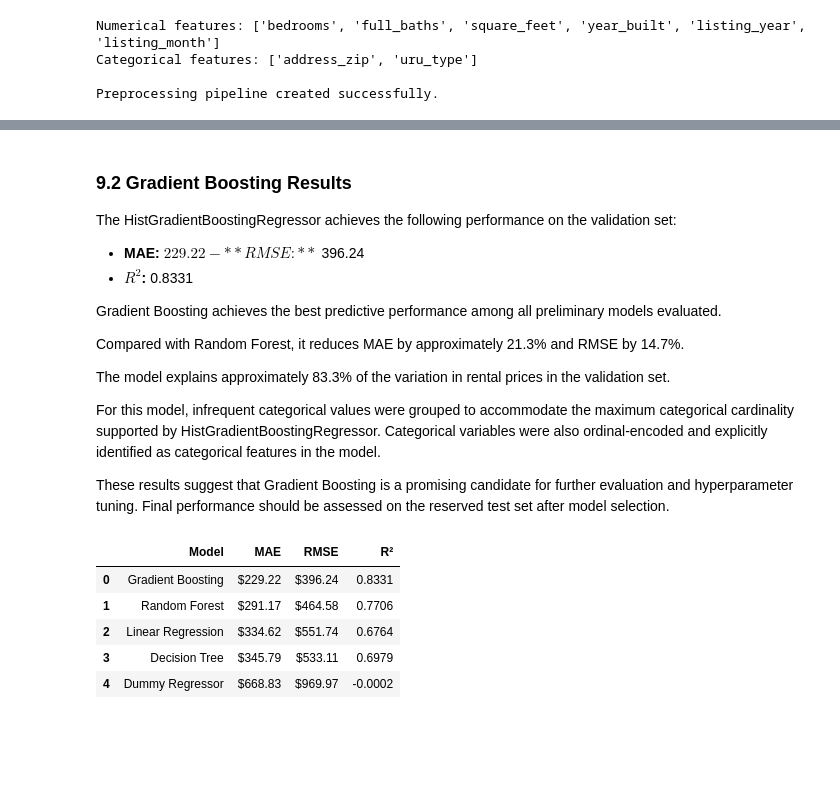
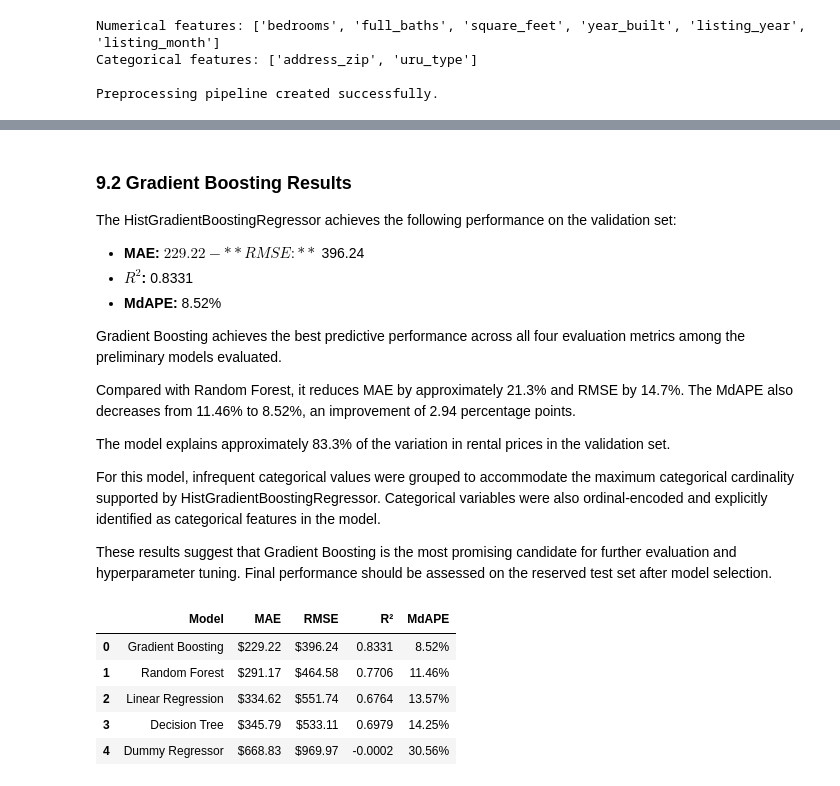
Before and after one commit to MatthewCReynolds/From-Listings-to-Intelligence, a Jupyter notebook: notebooks/real/phase_01_market_rent/05_baseline_models.ipynb, the cells around one changed output, grey strips where cells are left out. Cells and saved outputs as stored; diff of their text form; code cells hidden in the pictures; blank space fills up the shorter version.

Commit message:
Integrate amenity and geospatial features and compare regression models

```diff
--- a/notebooks/real/phase_01_market_rent/05_baseline_models.ipynb
+++ b/notebooks/real/phase_01_market_rent/05_baseline_models.ipynb
@@ -658,23 +725,12 @@ Further evaluation and hyperparameter tuning are needed before selecting a final
 # %%
-# Add Random Forest results
+# Add Random Forest results to the comparison DataFrame
 results_df = pd.concat([
     results_df,
     pd.DataFrame({
         "Model": ["Random Forest"],
         "MAE": [rf_mae],
         "RMSE": [rf_rmse],
-        "R\u00b2": [rf_r2]
+        "R²": [rf_r2],
+        "MdAPE": [rf_mdape]
     })
 ], ignore_index=True)
-
-# Sort models by MAE
-results_df = results_df.sort_values("MAE").reset_index(drop=True)
-
-# Display formatted results
-display(
-    results_df.style.format({
-        "MAE": "${:,.2f}",
-        "RMSE": "${:,.2f}",
-        "R\u00b2": "{:.4f}"
-    })
-)
@@ -803,9 +855,17 @@ gb_mae = mean_absolute_error(y_val, y_pred_gb)
 gb_rmse = np.sqrt(mean_squared_error(y_val, y_pred_gb))
 gb_r2 = r2_score(y_val, y_pred_gb)
 
+# Calculate Median Absolute Percentage Error (MdAPE)
+assert (y_val > 0).all(), "MdAPE requires positive actual rental prices."
+
+gb_mdape = np.median(
+    np.abs((y_val.to_numpy() - y_pred_gb) / y_val.to_numpy())
+) * 100
+
 print("Gradient Boosting Regression Validation Performance:")
-print(f"MAE:  ${gb_mae:,.2f}")
-print(f"RMSE: ${gb_rmse:,.2f}")
-print(f"R²:   {gb_r2:.4f}")
+print(f"MAE:   ${gb_mae:,.2f}")
+print(f"RMSE:  ${gb_rmse:,.2f}")
+print(f"R²:    {gb_r2:.4f}")
+print(f"MdAPE: {gb_mdape:.2f}%")
 # %% [output]
 Gradient Boosting Regression Validation Performance:
@@ -820,44 +881,47 @@ The HistGradientBoostingRegressor achieves the following performance on the vali
 - **MAE:** $229.22
 - **RMSE:** $396.24
 - **$R^2$:** 0.8331
+- **MdAPE:** 8.52%
 
-Gradient Boosting achieves the best predictive performance among all preliminary models evaluated.
+Gradient Boosting achieves the best predictive performance across all four evaluation metrics among the preliminary models evaluated.
 
-Compared with Random Forest, it reduces MAE by approximately 21.3% and RMSE by 14.7%.
+Compared with Random Forest, it reduces MAE by approximately 21.3% and RMSE by 14.7%. The MdAPE also decreases from 11.46% to 8.52%, an improvement of 2.94 percentage points.
 
 The model explains approximately 83.3% of the variation in rental prices in the validation set.
 
 For this model, infrequent categorical values were grouped to accommodate the maximum categorical cardinality supported by HistGradientBoostingRegressor. Categorical variables were also ordinal-encoded and explicitly identified as categorical features in the model.
 
-These results suggest that Gradient Boosting is a promising candidate for further evaluation and hyperparameter tuning. Final performance should be assessed on the reserved test set after model selection.
+These results suggest that Gradient Boosting is the most promising candidate for further evaluation and hyperparameter tuning. Final performance should be assessed on the reserved test set after model selection.
 # %%
 # Add Gradient Boosting results
 results_df = pd.concat([
     results_df,
     pd.DataFrame({
         "Model": ["Gradient Boosting"],
         "MAE": [gb_mae],
         "RMSE": [gb_rmse],
-        "R\u00b2": [gb_r2]
+        "R²": [gb_r2],
+        "MdAPE": [gb_mdape]
     })
 ], ignore_index=True)
 
 # Sort models by MAE
 results_df = results_df.sort_values("MAE").reset_index(drop=True)
 
-# Display formatted results
+# Display formatted comparison of all baseline models
 display(
     results_df.style.format({
         "MAE": "${:,.2f}",
         "RMSE": "${:,.2f}",
-        "R\u00b2": "{:.4f}"
+        "R²": "{:.4f}",
+        "MdAPE": "{:.2f}%"
     })
 )
 # %% [output]
-|  | Model | MAE | RMSE | R² |
-| 0 | Gradient Boosting | $229.22 | $396.24 | 0.8331 |
-| 1 | Random Forest | $291.17 | $464.58 | 0.7706 |
-| 2 | Linear Regression | $334.62 | $551.74 | 0.6764 |
-| 3 | Decision Tree | $345.79 | $533.11 | 0.6979 |
-| 4 | Dummy Regressor | $668.83 | $969.97 | -0.0002 |
+|  | Model | MAE | RMSE | R² | MdAPE |
+| 0 | Gradient Boosting | $229.22 | $396.24 | 0.8331 | 8.52% |
+| 1 | Random Forest | $291.17 | $464.58 | 0.7706 | 11.46% |
+| 2 | Linear Regression | $334.62 | $551.74 | 0.6764 | 13.57% |
+| 3 | Decision Tree | $345.79 | $533.11 | 0.6979 | 14.25% |
+| 4 | Dummy Regressor | $668.83 | $969.97 | -0.0002 | 30.56% |
 # %% [markdown]
```
Also changed, not shown: parts of 26 cells of this notebook, 4 other files.
